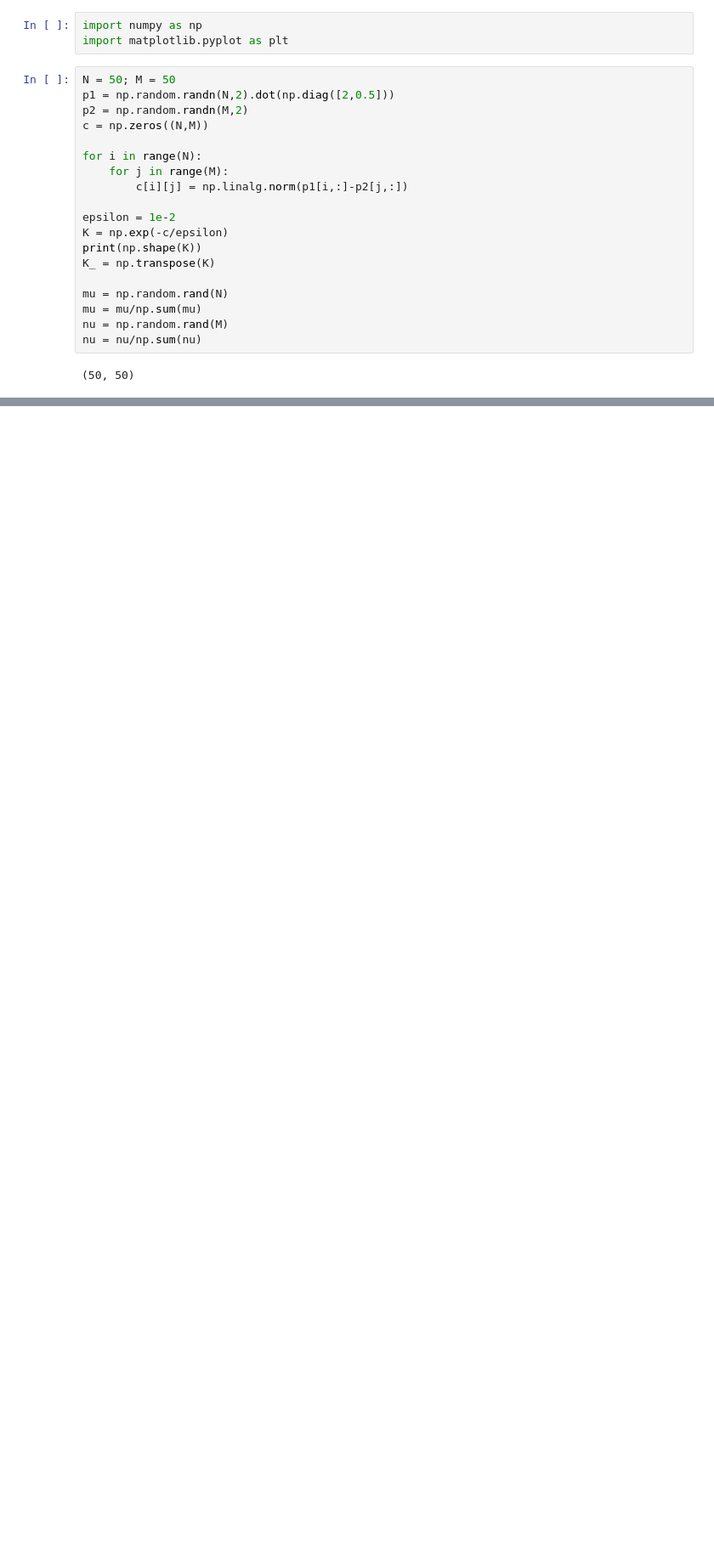
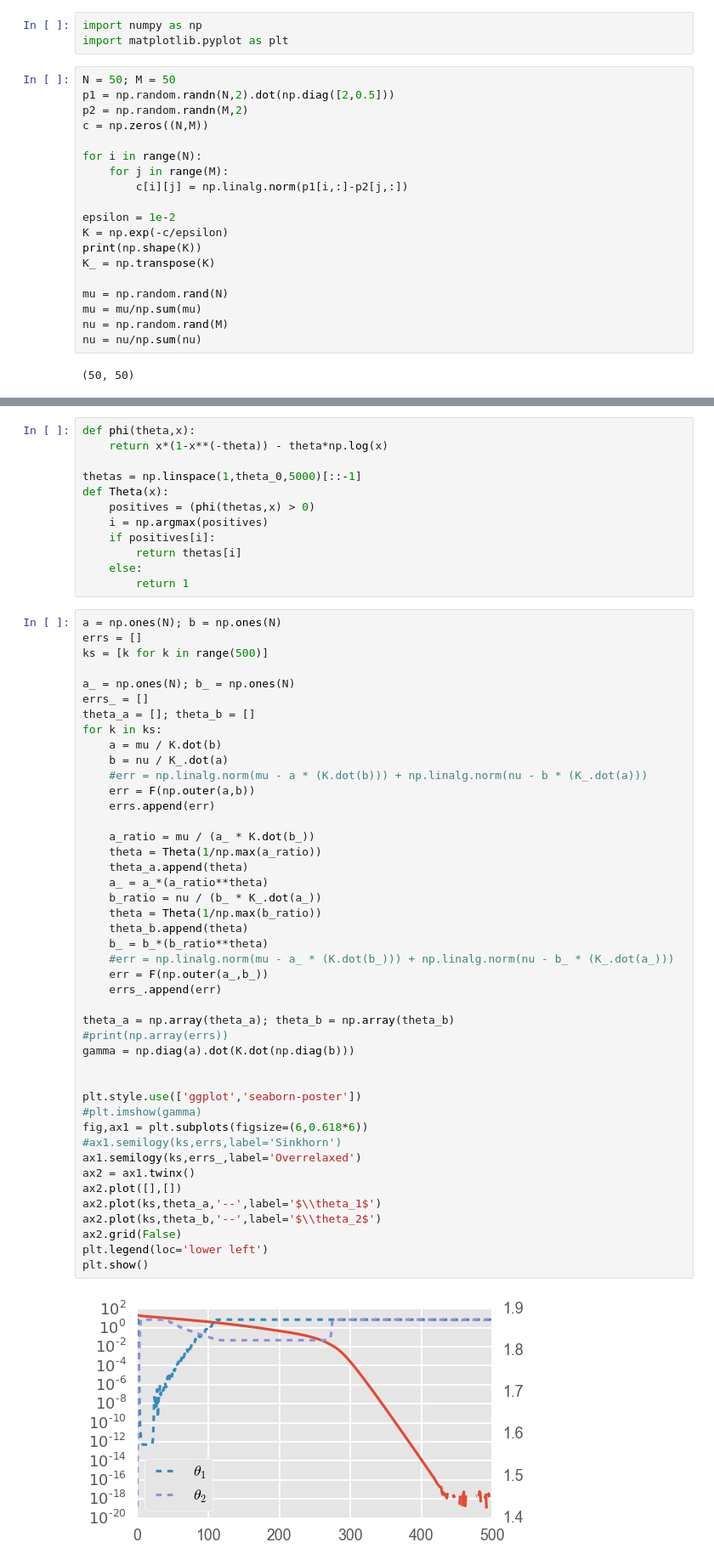
Before and after one commit to athibaul/otml17-overrelaxation, a Jupyter notebook: Untitled.ipynb, the cells around one changed output, grey strips where cells are left out. Shown: that part at 85% size. Saved outputs shown, nothing was run; the diff lists cells and outputs as text; blank space fills up the shorter version.

```diff
--- a/Untitled.ipynb
+++ b/Untitled.ipynb
@@ -104,0 +138,58 @@ plt.show()
+# %%
+def phi(theta,x):
+    return x*(1-x**(-theta)) - theta*np.log(x)
+
+thetas = np.linspace(1,theta_0,5000)[::-1]
+def Theta(x):
+    positives = (phi(thetas,x) > 0)
+    i = np.argmax(positives)
+    if positives[i]:
+        return thetas[i]
+    else:
+        return 1
+# %%
+a = np.ones(N); b = np.ones(N)
+errs = []
+ks = [k for k in range(500)]
+
+a_ = np.ones(N); b_ = np.ones(N)
+errs_ = []
+theta_a = []; theta_b = []
+for k in ks:
+    a = mu / K.dot(b)
+    b = nu / K_.dot(a)
+    #err = np.linalg.norm(mu - a * (K.dot(b))) + np.linalg.norm(nu - b * (K_.dot(a)))
+    err = F(np.outer(a,b))
+    errs.append(err)
+
+    a_ratio = mu / (a_ * K.dot(b_))
+    theta = Theta(1/np.max(a_ratio))
+    theta_a.append(theta)
+    a_ = a_*(a_ratio**theta)
+    b_ratio = nu / (b_ * K_.dot(a_))
+    theta = Theta(1/np.max(b_ratio))
+    theta_b.append(theta)
+    b_ = b_*(b_ratio**theta)
+    #err = np.linalg.norm(mu - a_ * (K.dot(b_))) + np.linalg.norm(nu - b_ * (K_.dot(a_)))
+    err = F(np.outer(a_,b_))
+    errs_.append(err)
+
+theta_a = np.array(theta_a); theta_b = np.array(theta_b)
+#print(np.array(errs))
+gamma = np.diag(a).dot(K.dot(np.diag(b)))
+
+
+plt.style.use(['ggplot','seaborn-poster'])
+#plt.imshow(gamma)
+fig,ax1 = plt.subplots(figsize=(6,0.618*6))
+#ax1.semilogy(ks,errs,label='Sinkhorn')
+ax1.semilogy(ks,errs_,label='Overrelaxed')
+ax2 = ax1.twinx()
+ax2.plot([],[])
+ax2.plot(ks,theta_a,'--',label='$\\theta_1$')
+ax2.plot(ks,theta_b,'--',label='$\\theta_2$')
+ax2.grid(False)
+plt.legend(loc='lower left')
+plt.show()
+# %% [output]
+[figure, added]
```
Also changed, not shown: parts of 9 cells of this notebook, 3 other files.
